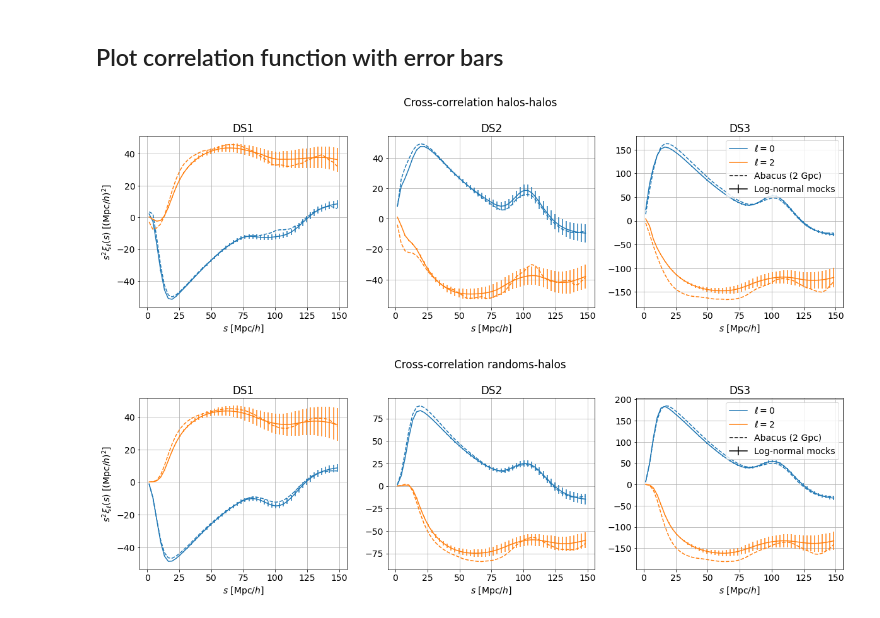
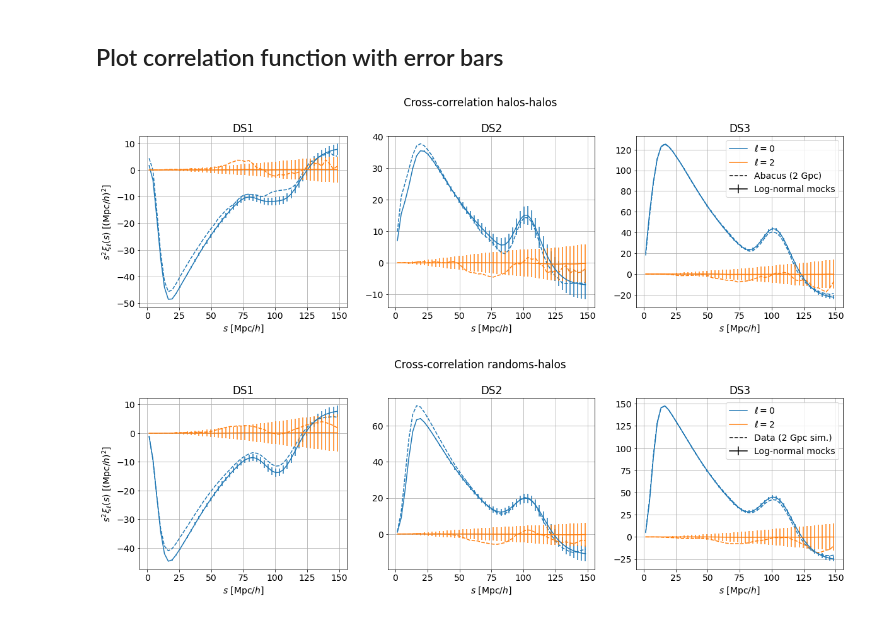
Before and after one commit to mathildepinon/densitysplit, a Jupyter notebook: nb/DensitySplits_CCF_plots.ipynb, the cells around one changed output. Drawn from its saved outputs; the diff is of its cells as text; code cells hidden in the pictures.

Commit message:
Gaussian model and mocks

```diff
--- a/nb/DensitySplits_CCF_plots.ipynb
+++ b/nb/DensitySplits_CCF_plots.ipynb
@@ -20,7 +21,7 @@ from densitysplit.corr_func_utils import *
 ## Data and output directories
 # %%
 data_dir = '/feynman/work/dphp/mp270220/data/'
-output_dir = '/feynman/work/dphp/mp270220/outputs/'
+output_dir = '/feynman/work/dphp/mp270220/outputs/correlation_functions/'
 # %% [markdown]
 ## Get data
 # %%
@@ -45,10 +46,10 @@ nells = len(ells)
 # %%
 nsplits = 3
 # %%
-abacus_split_results_hh_auto = np.load(output_dir+catalog.name+'_densitySplit_hh_autoCFs_cellsize10_randomsize4_RSD.npy', allow_pickle=True)
-abacus_split_results_hh_cross = np.load(output_dir+catalog.name+'_densitySplit_hh_crossCFs_cellsize10_randomsize4_RSD.npy', allow_pickle=True)
+abacus_split_results_hh_auto = np.load(output_dir+catalog.name+'_densitySplit_hh_autoCFs_cellsize10_randomsize4.npy', allow_pickle=True)
+abacus_split_results_hh_cross = np.load(output_dir+catalog.name+'_densitySplit_hh_crossCFs_cellsize10_randomsize4.npy', allow_pickle=True)
 abacus_split_results_hh = [res_auto + res_cross for res_auto, res_cross in zip(abacus_split_results_hh_auto, abacus_split_results_hh_cross)]
-abacus_split_results_rh = np.load(output_dir+catalog.name+'_densitySplit_rh_CCFs_cellsize10_randomsize4_RSD.npy', allow_pickle=True)
+abacus_split_results_rh = np.load(output_dir+catalog.name+'_densitySplit_rh_CCFs_cellsize10_randomsize4.npy', allow_pickle=True)
 # %%
 abacus_split_xiell_rh = [res.get_corr(ells=ells, return_sep=False) for res in abacus_split_results_rh]
 abacus_split_xiell_hh = [res.get_corr(ells=ells, return_sep=False) for res in abacus_split_results_hh]
@@ -61,8 +62,8 @@ nmocks = 1000
 # %%
-mocks_split_results_hh_auto = np.load(output_dir+'AbacusSummit_1Gpc_z1.175'+'_1000_mocks_densitySplit_hh_autoCF_cellsize10_randomsize4_RSD_all.npy', allow_pickle=True)
-mocks_split_results_hh_cross = np.load(output_dir+'AbacusSummit_1Gpc_z1.175'+'_1000_mocks_densitySplit_hh_crossCF_cellsize10_randomsize4_RSD_all.npy', allow_pickle=True)
+mocks_split_results_hh_auto = np.load(output_dir+'AbacusSummit_1Gpc_z1.175'+'_5000_mocks_densitySplit_hh_autoCF_cellsize10_randomsize4_all.npy', allow_pickle=True)
+mocks_split_results_hh_cross = np.load(output_dir+'AbacusSummit_1Gpc_z1.175'+'_5000_mocks_densitySplit_hh_crossCF_cellsize10_randomsize4_all.npy', allow_pickle=True)
 mocks_split_results_hh = [res_auto + res_cross for res_auto, res_cross in zip(mocks_split_results_hh_auto, mocks_split_results_hh_cross)]
-mocks_split_results_rh = np.load(output_dir+'AbacusSummit_1Gpc_z1.175'+'_1000_mocks_densitySplit_rh_CCF_cellsize10_randomsize4_RSD_all.npy', allow_pickle=True)
+mocks_split_results_rh = np.load(output_dir+'AbacusSummit_1Gpc_z1.175'+'_5000_mocks_densitySplit_rh_CCF_cellsize10_randomsize4_all.npy', allow_pickle=True)
 # %%
 mocks_xiell_rh, cov_rh = get_split_poles(mocks_split_results_rh, ells, nsplits)
 mocks_xiell_hh, cov_hh = get_split_poles(mocks_split_results_hh, ells, nsplits)
@@ -99,29 +100,29 @@ axes[2].legend()
 plt.suptitle('Cross-correlation halos-halos', y=1.05)
 plt.show()
 # %% [output]
-[figure, old version]
+[figure, new version]
 # %%
 plt.rcParams["figure.figsize"] = (20, 5)
 fig, axes = plt.subplots(1, 3, sharex=False, sharey=False)
 
 for i in range(nsplits):
     for ill, ell in enumerate(ells):
         axes[i].plot(s, s**2 * abacus_split_xiell_rh[i][ill], linestyle = '--', color='C'+str(ill))
         axes[i].errorbar(s, s**2 * mocks_xiell_rh[i][ill], s**2 * std_rh[i][ill], fmt='-', color='C'+str(ill))
 
         axes[i].plot([],[], linestyle='-', color='C'+str(ill), label='$\ell = {:d}$'.format(ell))
 
         axes[i].grid(True)
 
         axes[i].set_title('DS{}'.format(i+1))
         axes[i].set_xlabel(r'$s$ [$\mathrm{Mpc}/h$]')
 
 axes[0].set_ylabel(r'$s^2 \xi_{\ell}(s)$ [$(\mathrm{Mpc}/h)^{2}$]')
-axes[2].plot([],[], linestyle='--', color='black', label='Abacus (2 Gpc)')
+axes[2].plot([],[], linestyle='--', color='black', label='Data (2 Gpc sim.)')
 axes[2].errorbar([],[],[], linestyle='-', color='black', label='Log-normal mocks')
 axes[2].legend()
 
 plt.suptitle('Cross-correlation randoms-halos', y=1.05)
 plt.show()
 # %% [output]
-[figure, old version]
+[figure, new version]
```
Also changed, not shown: parts of 8 cells of this notebook, 17 other files.
